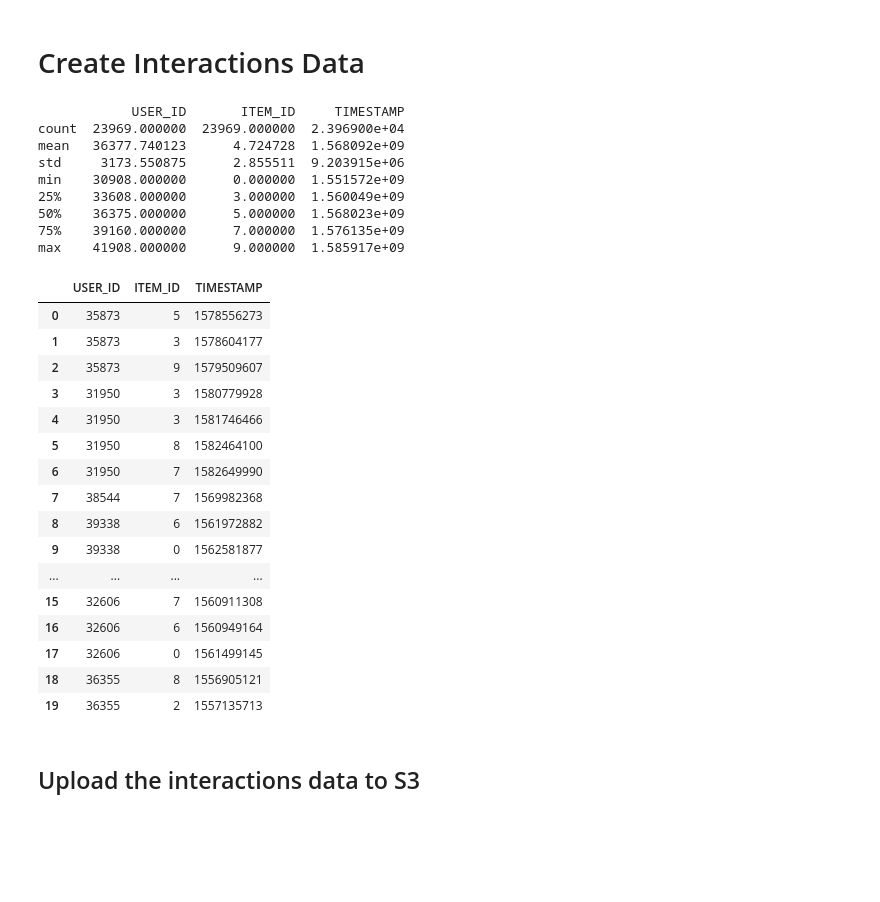
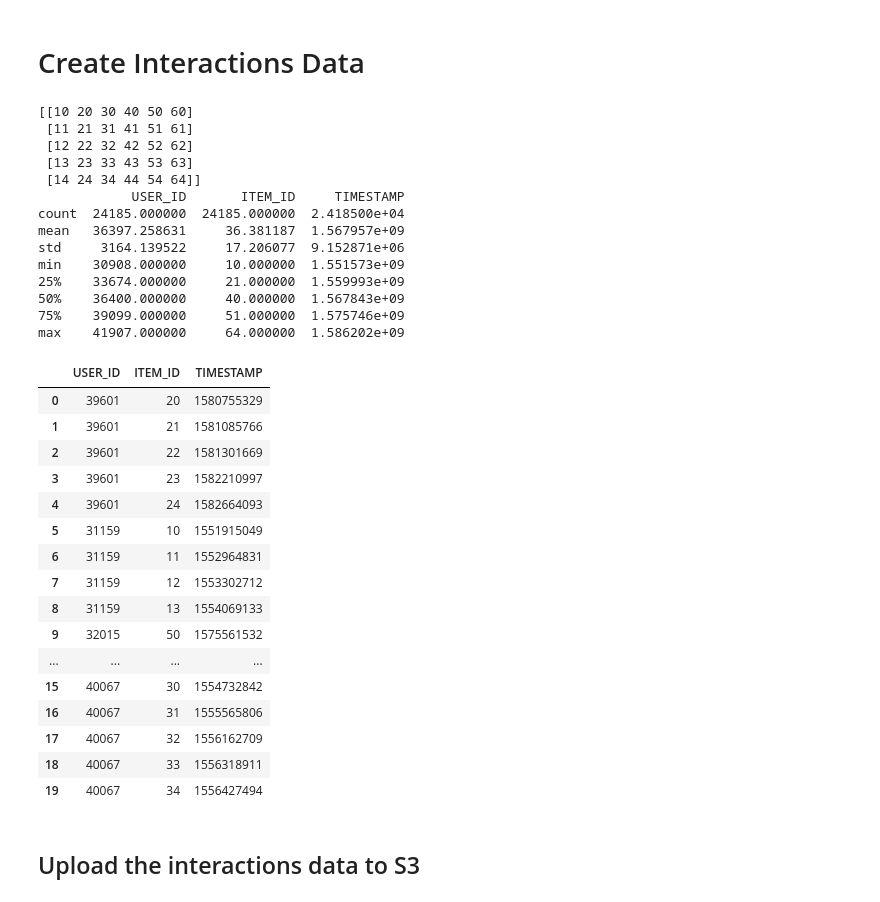
Before and after one commit to santanu-dey/connect-personalize-demo, a Jupyter notebook: 01. Prepare Customer Data.ipynb, the cells around one changed output. Drawn from its saved outputs; the diff is of its cells as text; code cells hidden in the pictures; blank space fills up the shorter version.

```diff
--- a/01. Prepare Customer Data.ipynb
+++ b/01. Prepare Customer Data.ipynb
@@ -168,11 +172,12 @@ import json
 import csv
 from datetime import datetime
 from datetime import timedelta
-from datetime import time
+# from datetime import time
 from calendar import monthrange
 from random import seed
 from random import randint
 import numpy as np
+import pandas as pd
 #import platform
 # print(platform.python_version())
 
@@ -205,13 +210,23 @@ min_time_between_events = 3900 # 3 days.
 # Lets say there are 10 different types of events.
 # this array defines a few set of interaction sequence
 # we will use these fixed set of interaction sequence to generate synthetic data
-array = np.arange(10)
-newarray = np.repeat(array, 3)
-np.random.shuffle(newarray)
+interaction_sequence_length = 5 # number of rows
+number_different_interaction_sequences=6 # number of columns
 
-interaction_sequence_length = 5
-number_different_interaction_sequences=6
-interaction_array = newarray.reshape(number_different_interaction_sequences,interaction_sequence_length)
+newarray = np.empty(shape=(5,0))
+
+temparray = np.arange(5).reshape(5,1)
+
+i=0
+
+while (i < number_different_interaction_sequences):
+	temparray = temparray+10
+	newarray =	np.append(newarray, temparray, axis=1)
+	i+=1
+
+interaction_array = newarray.astype(int)
+print (interaction_array)
+
 
 
 
@@ -227,58 +242,63 @@ with open('interactions.csv', 'w', newline='') as file:
     interactions_sequence_count=0
     while ( interactions_sequence_count <= max_interactions_sequence_count ):
 
         #pic a customer id randomly
         customer_id = randint(starting_cust_id, ending_cust_id)
 
         #pic a event sequence randomly
         sequence_id =  randint(0, number_different_interaction_sequences-1)
 
         # select a event sequence length
         max_sequence_length = randint(0, interaction_sequence_length-1)
 
         sequence_length = 0
         time_lapse_between_event = epoch_event_start_date+event_time_range
         next_event_time =randint(epoch_event_start_date , time_lapse_between_event)
 
-        # Loop for generating individual interaction events within a sequence
         while (sequence_length <= max_sequence_length):
-            writer.writerow([customer_id, interaction_array[sequence_id][sequence_length], next_event_time])
+            writer.writerow([customer_id, interaction_array[sequence_length][sequence_id], next_event_time])
             sequence_length+=1
             next_event_time += randint(min_time_between_events, max_time_between_events)
 
         interactions_sequence_count+=1
 
 file.close()
 
+
 interactions_df=pd.read_csv("interactions.csv")
 print(interactions_df.describe())
 interactions_df.head(20)
 # %% [output]
+[[10 20 30 40 50 60]
+ [11 21 31 41 51 61]
+ [12 22 32 42 52 62]
+ [13 23 33 43 53 63]
+ [14 24 34 44 54 64]]
             USER_ID       ITEM_ID     TIMESTAMP
-count  23969.000000  23969.000000  2.396900e+04
-mean   36377.740123      4.724728  1.568092e+09
-std     3173.550875      2.855511  9.203915e+06
-min    30908.000000      0.000000  1.551572e+09
-25%    33608.000000      3.000000  1.560049e+09
-50%    36375.000000      5.000000  1.568023e+09
-75%    39160.000000      7.000000  1.576135e+09
-max    41908.000000      9.000000  1.585917e+09
+count  24185.000000  24185.000000  2.418500e+04
+mean   36397.258631     36.381187  1.567957e+09
+std     3164.139522     17.206077  9.152871e+06
+min    30908.000000     10.000000  1.551573e+09
+25%    33674.000000     21.000000  1.559993e+09
+50%    36400.000000     40.000000  1.567843e+09
+75%    39099.000000     51.000000  1.575746e+09
+max    41907.000000     64.000000  1.586202e+09
 |  | USER_ID | ITEM_ID | TIMESTAMP |
-| 0 | 35873 | 5 | 1578556273 |
-| 1 | 35873 | 3 | 1578604177 |
-| 2 | 35873 | 9 | 1579509607 |
-| 3 | 31950 | 3 | 1580779928 |
-| 4 | 31950 | 3 | 1581746466 |
-| 5 | 31950 | 8 | 1582464100 |
-| 6 | 31950 | 7 | 1582649990 |
-| 7 | 38544 | 7 | 1569982368 |
-| 8 | 39338 | 6 | 1561972882 |
-| 9 | 39338 | 0 | 1562581877 |
+| 0 | 39601 | 20 | 1580755329 |
+| 1 | 39601 | 21 | 1581085766 |
+| 2 | 39601 | 22 | 1581301669 |
+| 3 | 39601 | 23 | 1582210997 |
+| 4 | 39601 | 24 | 1582664093 |
+| 5 | 31159 | 10 | 1551915049 |
+| 6 | 31159 | 11 | 1552964831 |
+| 7 | 31159 | 12 | 1553302712 |
+| 8 | 31159 | 13 | 1554069133 |
+| 9 | 32015 | 50 | 1575561532 |
 | ... | ... | ... | ... |
-| 15 | 32606 | 7 | 1560911308 |
-| 16 | 32606 | 6 | 1560949164 |
-| 17 | 32606 | 0 | 1561499145 |
-| 18 | 36355 | 8 | 1556905121 |
-| 19 | 36355 | 2 | 1557135713 |
+| 15 | 40067 | 30 | 1554732842 |
+| 16 | 40067 | 31 | 1555565806 |
+| 17 | 40067 | 32 | 1556162709 |
+| 18 | 40067 | 33 | 1556318911 |
+| 19 | 40067 | 34 | 1556427494 |
 # %% [markdown]
 ## Upload the interactions data to S3
```
Also changed, not shown: parts of 39 cells of this notebook.
